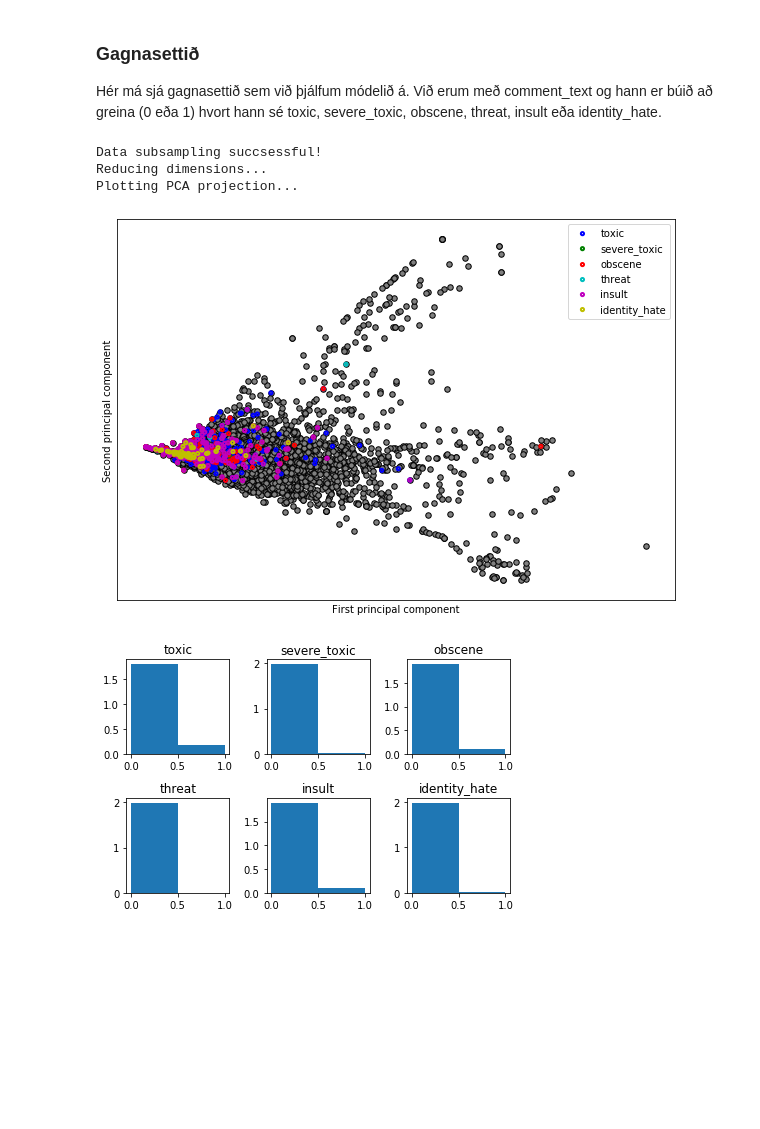
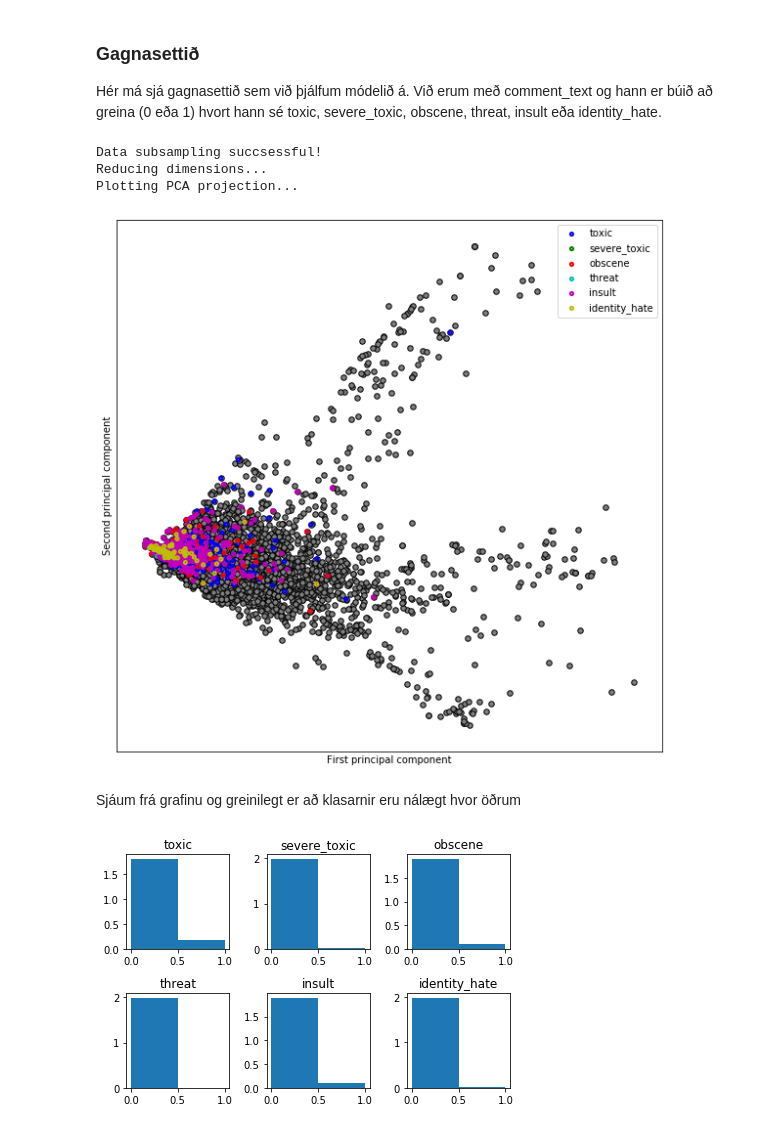
Before and after one commit to peturjokull/Gervigreind-Lokaverkefni, a Jupyter notebook: numi.ipynb, the cells around one changed output. Cells and saved outputs as stored; diff of their text form; code cells hidden in the pictures; blank space fills up the shorter version.

```diff
--- a/numi.ipynb
+++ b/numi.ipynb
@@ -53,7 +53,7 @@ X_train, X_test, y_train, y_test = train_test_split(X_train_data, y_train_data,
 X_train_np, X_test_np, y_train_np, y_test_np = X_train.to_numpy(), X_test.to_numpy(), y_train.to_numpy(), y_test.to_numpy()
 # %%
 def plot_pca(x_data, y_data, colum_names):
-    # P
+    # PCA reynir að halda punktum langt fra hvor öðrum langt frá hvor öðrum
     print("Reducing dimensions...")
     x_2d = PCA(n_components=2).fit_transform(x_data.todense())
 
@@ -65,37 +65,40 @@ def plot_pca(x_data, y_data, colum_names):
     max_y = np.max(x_2d[:, 1])
 
     colors_ = ['b', 'g', 'r', 'c', 'm', 'y']
-    plt.figure(figsize=(10, 7))
+    plt.figure(figsize=(10, 10))
     #plots all the dots
     plt.scatter(x_2d[:, 0], x_2d[:, 1], s=30, c='gray', edgecolors=(0, 0, 0))
     for i in range(len(colum_names)):
         label_ = np.where(y_data[:, i])
+        # plots lables as empty coloured circles, each dot can have multiple labels
         plt.scatter(x_2d[label_, 0], x_2d[label_, 1], s=10, edgecolors=colors_[i],
                 facecolors='none', linewidths=2, label=colum_names[i])
     plt.xticks(())
     plt.yticks(())
 
     plt.xlim(min_x - .5 * max_x, max_x + .5 * max_x)
     plt.ylim(min_y - .5 * max_y, max_y + .5 * max_y)
 
     plt.xlabel('First principal component')
     plt.ylabel('Second principal component')
     plt.legend(loc="upper right")
     plt.autoscale()
     plt.show()
 
 # Dimensionality reduction
 train_size = 10000
 
 #tekur um sec þús train size
 X_train_reduced, y_train_reduced = data_subsample_asserts_two_classes(X_train_np, y_train_np, train_size)
 X_train_reduced, vectorizer = vectorize_data(X_train_reduced)
 plot_pca(X_train_reduced, y_train_reduced, cols[1:])
 # %% [output]
 Data subsampling succsessful!
 Reducing dimensions...
 Plotting PCA projection...
-[figure, old version]
+[figure, new version]
+# %% [markdown]
+Sjáum frá grafinu og greinilegt er að klasarnir eru nálægt hvor öðrum
 # %%
 # Visualize distribution of y
 n_bins = 2
```
Also changed, not shown: parts of 7 cells of this notebook.
